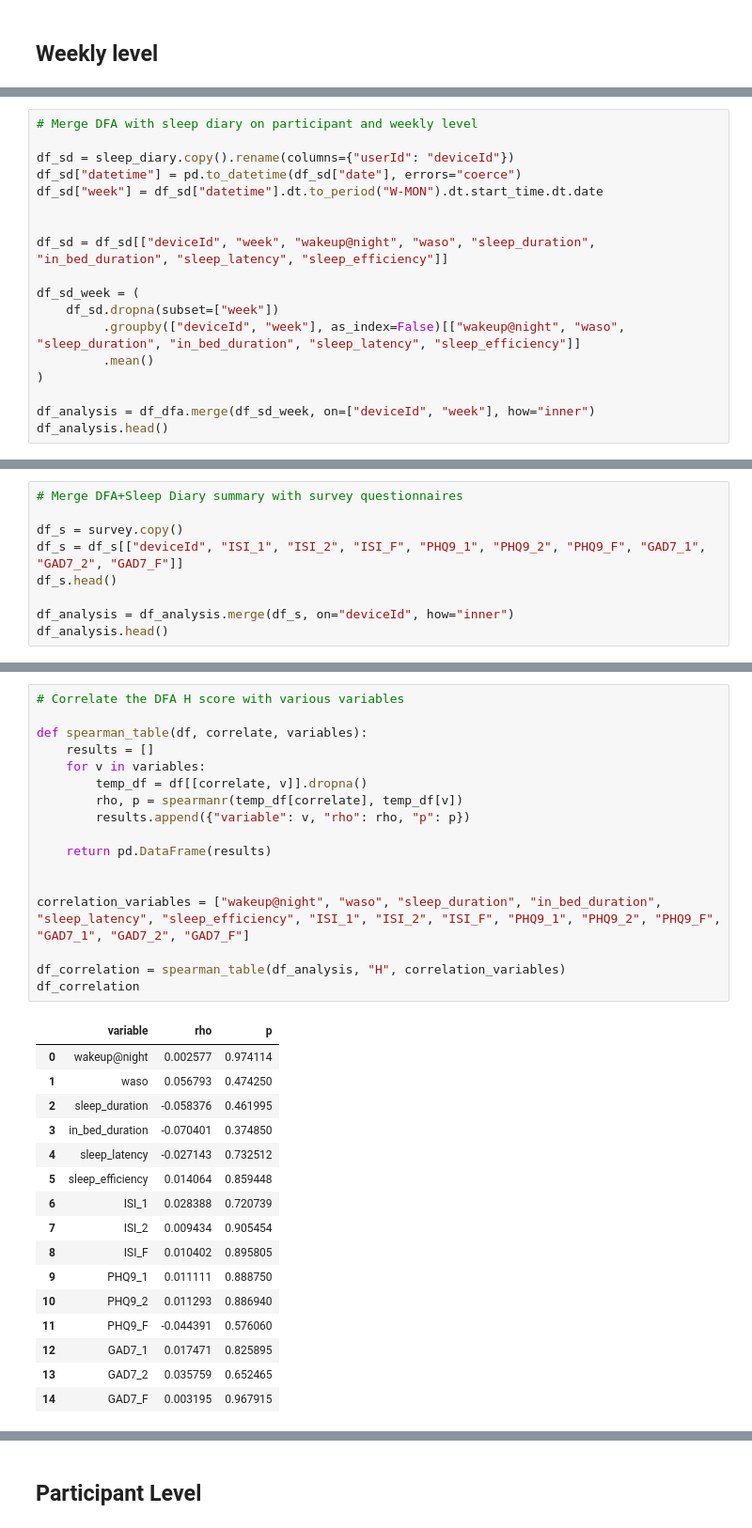
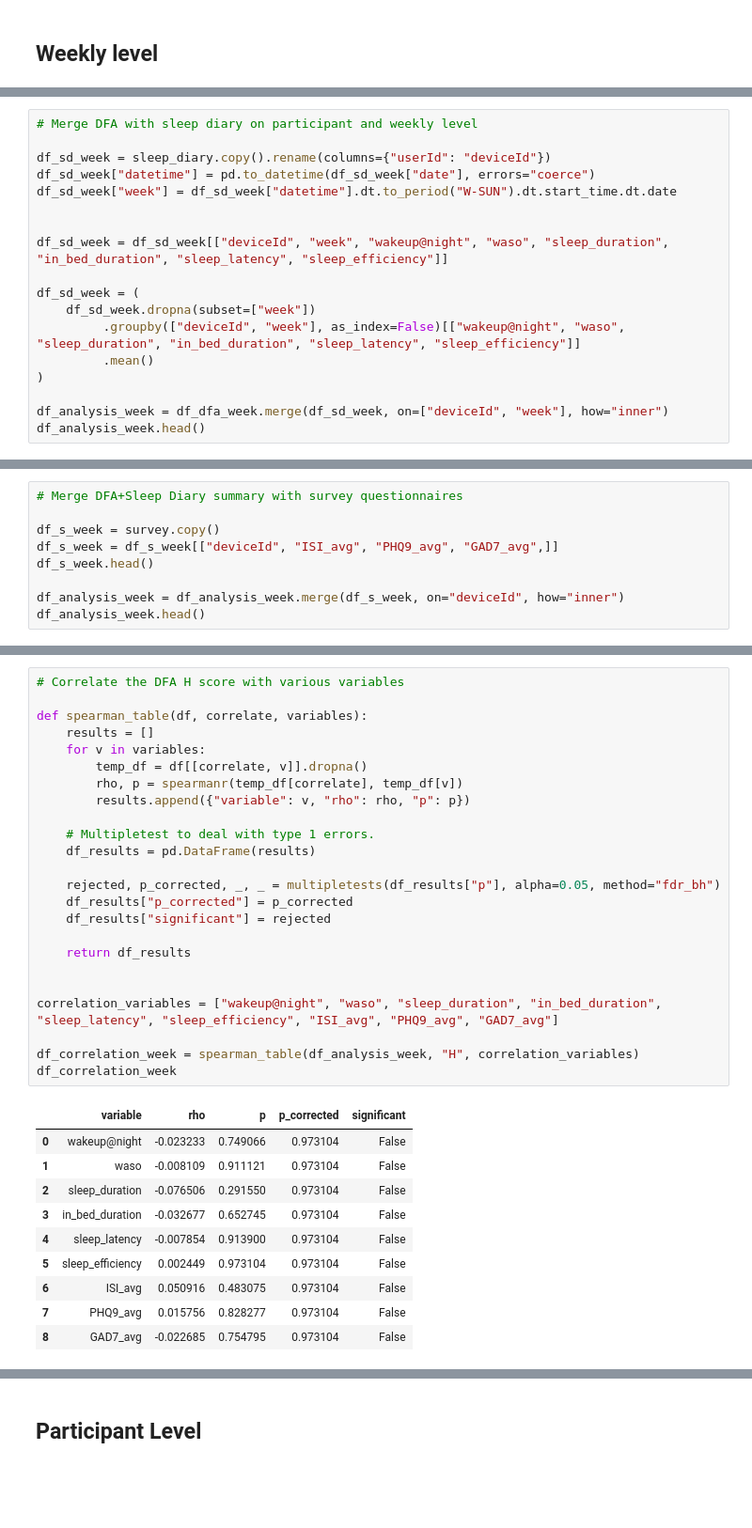
Before and after one commit to nachodll/complex_systems, a Jupyter notebook: fractal_analysis.ipynb, the cells around one changed output, grey strips where cells are left out. Shown at 94% size. Saved outputs shown, nothing was run; the diff lists cells and outputs as text; blank space fills up the shorter version.

```diff
--- a/fractal_analysis.ipynb
+++ b/fractal_analysis.ipynb
@@ -92,20 +93,20 @@ Actually worked: 184 skipped due to too little data points: 61
 # %%
 # Merge DFA with sleep diary on participant and weekly level
 
-df_sd = sleep_diary.copy().rename(columns={"userId": "deviceId"})
-df_sd["datetime"] = pd.to_datetime(df_sd["date"], errors="coerce")
-df_sd["week"] = df_sd["datetime"].dt.to_period("W-MON").dt.start_time.dt.date
+df_sd_week = sleep_diary.copy().rename(columns={"userId": "deviceId"})
+df_sd_week["datetime"] = pd.to_datetime(df_sd_week["date"], errors="coerce")
+df_sd_week["week"] = df_sd_week["datetime"].dt.to_period("W-SUN").dt.start_time.dt.date
 
 
-df_sd = df_sd[["deviceId", "week", "wakeup@night", "waso", "sleep_duration", "in_bed_duration", "sleep_latency", "sleep_efficiency"]]
+df_sd_week = df_sd_week[["deviceId", "week", "wakeup@night", "waso", "sleep_duration", "in_bed_duration", "sleep_latency", "sleep_efficiency"]]
 
 df_sd_week = (
-    df_sd.dropna(subset=["week"])
+    df_sd_week.dropna(subset=["week"])
          .groupby(["deviceId", "week"], as_index=False)[["wakeup@night", "waso", "sleep_duration", "in_bed_duration", "sleep_latency", "sleep_efficiency"]]
          .mean()
 )
 
-df_analysis = df_dfa.merge(df_sd_week, on=["deviceId", "week"], how="inner")
-df_analysis.head()
+df_analysis_week = df_dfa_week.merge(df_sd_week, on=["deviceId", "week"], how="inner")
+df_analysis_week.head()
 # %% [output]
 |  | deviceId | week | H | intercept | n_points | wakeup@night | waso | sleep_duration | ... |
@@ -117,11 +118,11 @@ df_analysis.head()
 # %%
 # Merge DFA+Sleep Diary summary with survey questionnaires
 
-df_s = survey.copy()
-df_s = df_s[["deviceId", "ISI_1", "ISI_2", "ISI_F", "PHQ9_1", "PHQ9_2", "PHQ9_F", "GAD7_1", "GAD7_2", "GAD7_F"]]
-df_s.head()
+df_s_week = survey.copy()
+df_s_week = df_s_week[["deviceId", "ISI_avg", "PHQ9_avg", "GAD7_avg",]]
+df_s_week.head()
 
-df_analysis = df_analysis.merge(df_s, on="deviceId", how="inner")
-df_analysis.head()
+df_analysis_week = df_analysis_week.merge(df_s_week, on="deviceId", how="inner")
+df_analysis_week.head()
 # %% [output]
 |  | deviceId | week | H | intercept | n_points | wakeup@night | waso | sleep_duration | ... |
@@ -133,37 +134,38 @@ df_analysis.head()
 # %%
 # Correlate the DFA H score with various variables
 
 def spearman_table(df, correlate, variables):
     results = []
     for v in variables:
         temp_df = df[[correlate, v]].dropna()
         rho, p = spearmanr(temp_df[correlate], temp_df[v])
         results.append({"variable": v, "rho": rho, "p": p})
 
-    return pd.DataFrame(results)
+    # Multipletest to deal with type 1 errors.
+    df_results = pd.DataFrame(results)
+
+    rejected, p_corrected, _, _ = multipletests(df_results["p"], alpha=0.05, method="fdr_bh")
+    df_results["p_corrected"] = p_corrected
+    df_results["significant"] = rejected
+
+    return df_results
 
 
-correlation_variables = ["wakeup@night", "waso", "sleep_duration", "in_bed_duration", "sleep_latency", "sleep_efficiency", "ISI_1", "ISI_2", "ISI_F", "PHQ9_1", "PHQ9_2", "PHQ9_F", "GAD7_1", "GAD7_2", "GAD7_F"]
+correlation_variables = ["wakeup@night", "waso", "sleep_duration", "in_bed_duration", "sleep_latency", "sleep_efficiency", "ISI_avg", "PHQ9_avg", "GAD7_avg"]
 
-df_correlation = spearman_table(df_analysis, "H", correlation_variables)
-df_correlation
+df_correlation_week = spearman_table(df_analysis_week, "H", correlation_variables)
+df_correlation_week
 # %% [output]
-|  | variable | rho | p |
-| 0 | wakeup@night | 0.002577 | 0.974114 |
-| 1 | waso | 0.056793 | 0.474250 |
-| 2 | sleep_duration | -0.058376 | 0.461995 |
-| 3 | in_bed_duration | -0.070401 | 0.374850 |
-| 4 | sleep_latency | -0.027143 | 0.732512 |
-| 5 | sleep_efficiency | 0.014064 | 0.859448 |
-| 6 | ISI_1 | 0.028388 | 0.720739 |
-| 7 | ISI_2 | 0.009434 | 0.905454 |
-| 8 | ISI_F | 0.010402 | 0.895805 |
-| 9 | PHQ9_1 | 0.011111 | 0.888750 |
-| 10 | PHQ9_2 | 0.011293 | 0.886940 |
-| 11 | PHQ9_F | -0.044391 | 0.576060 |
-| 12 | GAD7_1 | 0.017471 | 0.825895 |
-| 13 | GAD7_2 | 0.035759 | 0.652465 |
-| 14 | GAD7_F | 0.003195 | 0.967915 |
+|  | variable | rho | p | p_corrected | significant |
+| 0 | wakeup@night | -0.023233 | 0.749066 | 0.973104 | False |
+| 1 | waso | -0.008109 | 0.911121 | 0.973104 | False |
+| 2 | sleep_duration | -0.076506 | 0.291550 | 0.973104 | False |
+| 3 | in_bed_duration | -0.032677 | 0.652745 | 0.973104 | False |
+| 4 | sleep_latency | -0.007854 | 0.913900 | 0.973104 | False |
+| 5 | sleep_efficiency | 0.002449 | 0.973104 | 0.973104 | False |
+| 6 | ISI_avg | 0.050916 | 0.483075 | 0.973104 | False |
+| 7 | PHQ9_avg | 0.015756 | 0.828277 | 0.973104 | False |
+| 8 | GAD7_avg | -0.022685 | 0.754795 | 0.973104 | False |
 # %%
 # Plot H distribution
 
```
Also changed, not shown: parts of 22 cells of this notebook.
